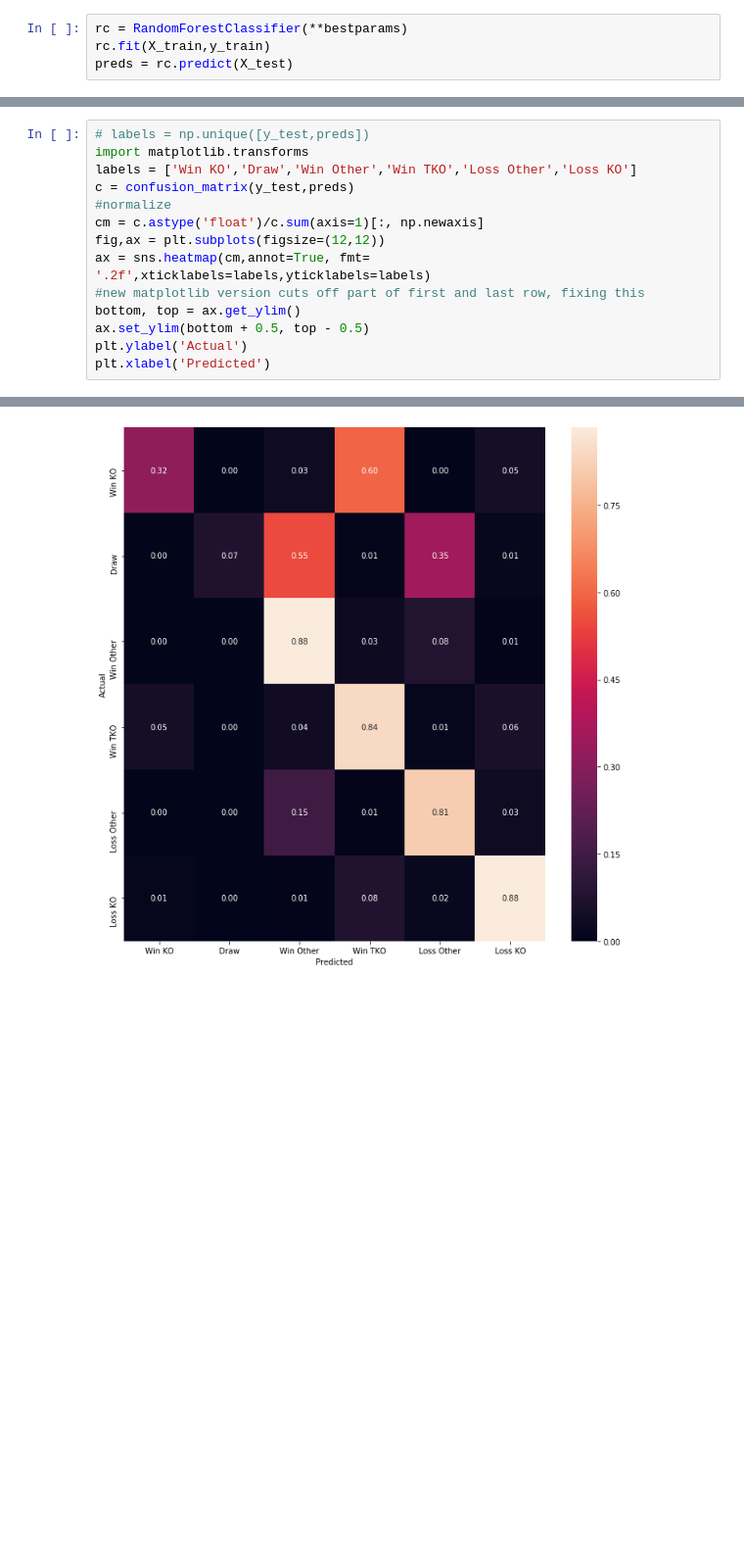
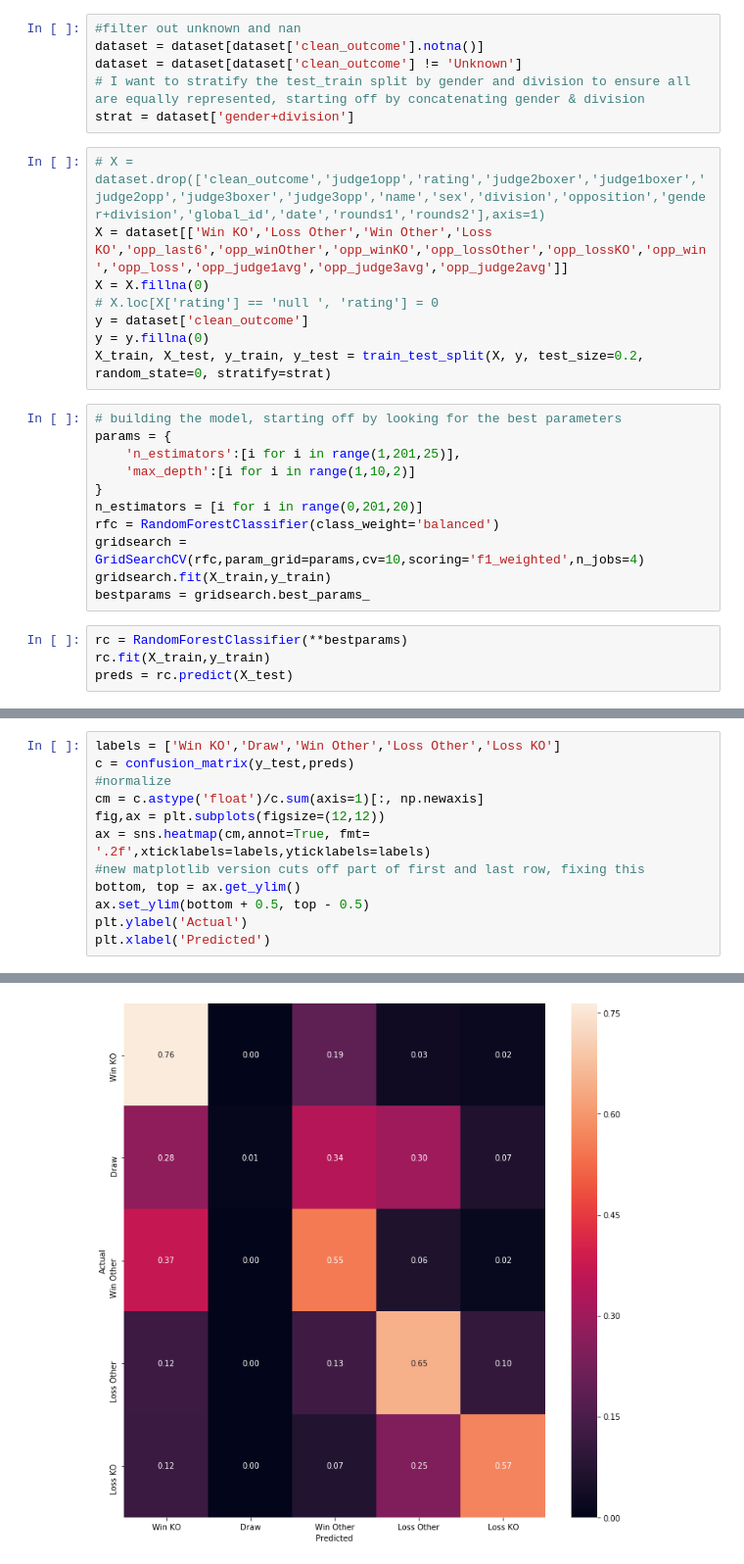
Before and after one commit to EmmS21/SpringboardCapstoneBoxingPredictionWebApp, a Jupyter notebook: ml model/randomforestmodel.ipynb, the cells around one changed output, grey strips where cells are left out. Shown at 98% size. Drawn from its saved outputs; the diff is of its cells as text; blank space fills up the shorter version.

```diff
--- a/ml model/randomforestmodel.ipynb
+++ b/ml model/randomforestmodel.ipynb
@@ -196,3 +225,28 @@ See the caveats in the documentation: http://pandas.pydata.org/pandas-docs/stabl
+# %%
+#filter out unknown and nan
+dataset = dataset[dataset['clean_outcome'].notna()]
+dataset = dataset[dataset['clean_outcome'] != 'Unknown']
+# I want to stratify the test_train split by gender and division to ensure all are equally represented, starting off by concatenating gender & division
+strat = dataset['gender+division']
+# %%
+# X = dataset.drop(['clean_outcome','judge1opp','rating','judge2boxer','judge1boxer','judge2opp','judge3boxer','judge3opp','name','sex','division','opposition','gender+division','global_id','date','rounds1','rounds2'],axis=1)
+X = dataset[['Win KO','Loss Other','Win Other','Loss KO','opp_last6','opp_winOther','opp_winKO','opp_lossOther','opp_lossKO','opp_win','opp_loss','opp_judge1avg','opp_judge3avg','opp_judge2avg']]
+X = X.fillna(0)
+# X.loc[X['rating'] == 'null ', 'rating'] = 0
+y = dataset['clean_outcome']
+y = y.fillna(0)
+X_train, X_test, y_train, y_test = train_test_split(X, y, test_size=0.2, random_state=0, stratify=strat)
+# %%
+# building the model, starting off by looking for the best parameters
+params = {
+    'n_estimators':[i for i in range(1,201,25)],
+    'max_depth':[i for i in range(1,10,2)]
+}
+n_estimators = [i for i in range(0,201,20)]
+rfc = RandomForestClassifier(class_weight='balanced')
+gridsearch = GridSearchCV(rfc,param_grid=params,cv=10,scoring='f1_weighted',n_jobs=4)
+gridsearch.fit(X_train,y_train)
+bestparams = gridsearch.best_params_
 # %%
 rc = RandomForestClassifier(**bestparams)
 rc.fit(X_train,y_train)
@@ -212,20 +266,18 @@ array([0.76541265, 0.75536734, 0.76265511, 0.74217057, 0.75965327])
 # %%
-# labels = np.unique([y_test,preds])
-import matplotlib.transforms
-labels = ['Win KO','Draw','Win Other','Win TKO','Loss Other','Loss KO']
+labels = ['Win KO','Draw','Win Other','Loss Other','Loss KO']
 c = confusion_matrix(y_test,preds)
 #normalize
 cm = c.astype('float')/c.sum(axis=1)[:, np.newaxis]
 fig,ax = plt.subplots(figsize=(12,12))
 ax = sns.heatmap(cm,annot=True, fmt= '.2f',xticklabels=labels,yticklabels=labels)
 #new matplotlib version cuts off part of first and last row, fixing this
 bottom, top = ax.get_ylim()
 ax.set_ylim(bottom + 0.5, top - 0.5)
 plt.ylabel('Actual')
 plt.xlabel('Predicted')
 # %% [output]
 Text(0.5, 87.0, 'Predicted')
-[figure, old version]
+[figure, new version]
 # %%
 #feature importance
 important = rc.feature_importances_
```
Also changed, not shown: parts of 22 cells of this notebook.
